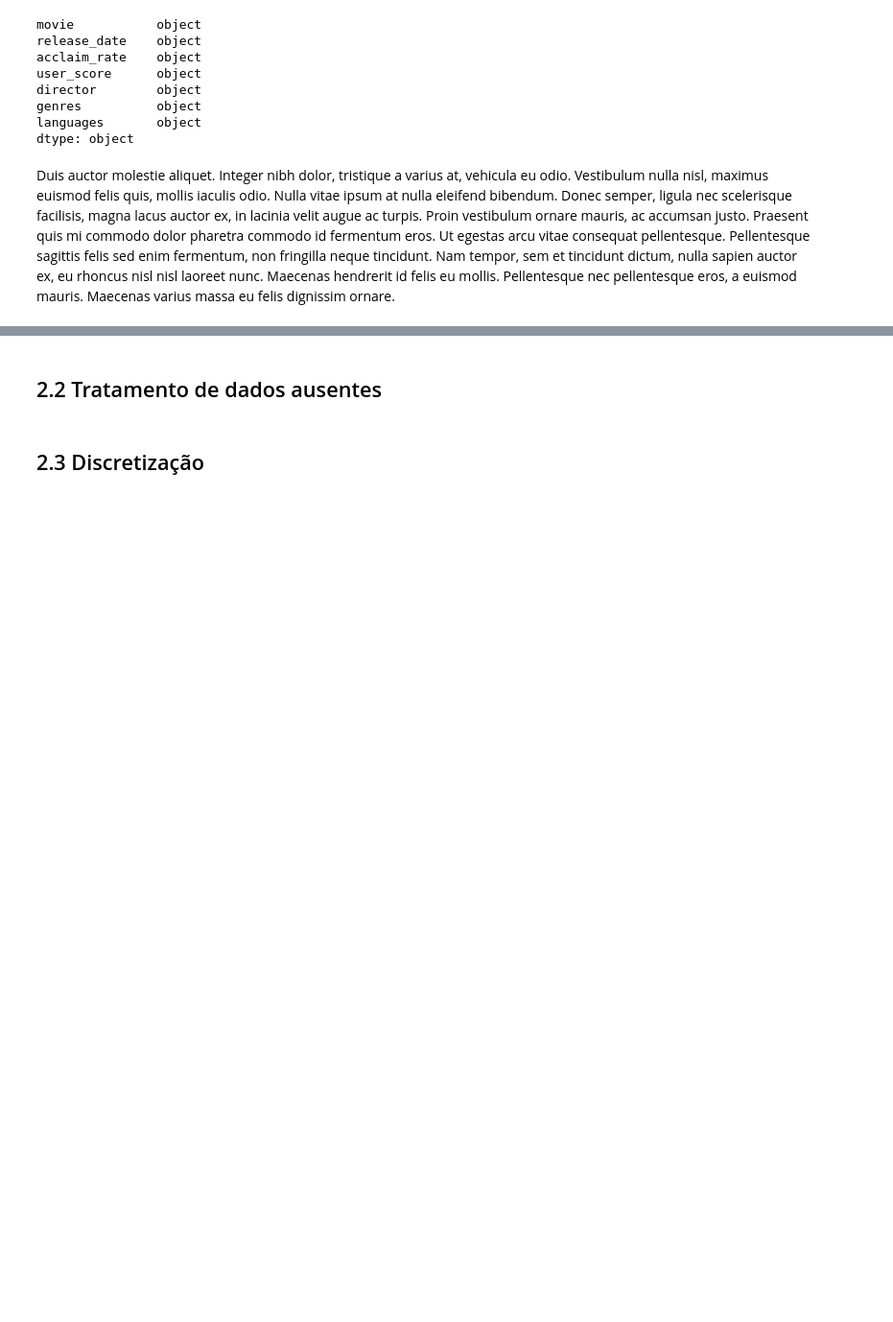
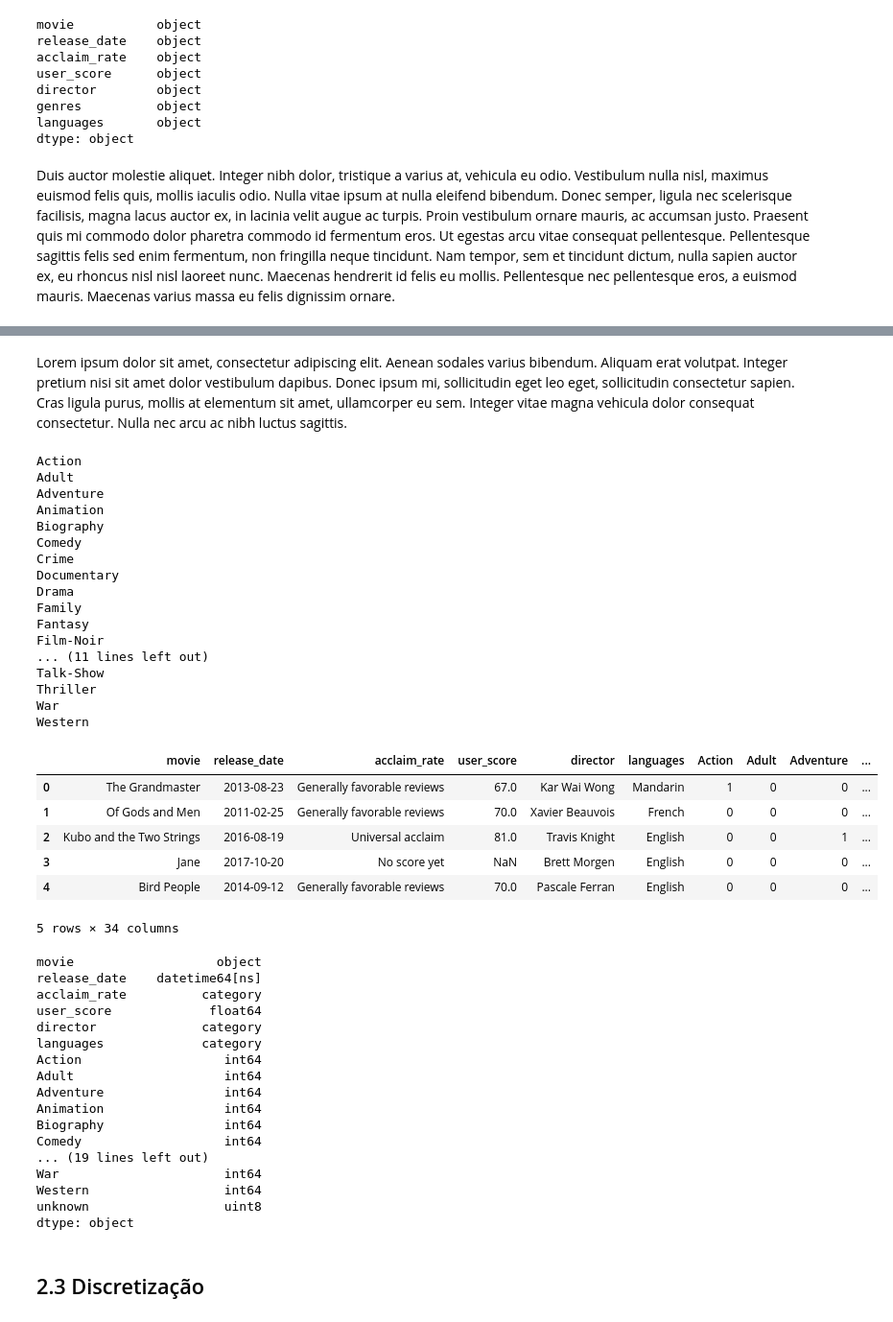
Before and after one commit to gabrieldluca/2017-2-projeto-metascience, a Jupyter notebook: preprocessing.ipynb, the cells around one changed output, grey strips where cells are left out. Shown at 96% size. Drawn from its saved outputs; the diff is of its cells as text; code cells hidden in the pictures; blank space fills up the shorter version.

```diff
--- a/preprocessing.ipynb
+++ b/preprocessing.ipynb
@@ -105,3 +121,6 @@ def userscore_parser(score):
     if score != 'tbd':
         return float(score)*10
     return np.nan
+
+list_parser = lambda x: ast.literal_eval(x) if x is not np.nan else ['unknown']
+getFirstElem = lambda y: y[0] if len(y) is not 0 else 'unknown'
@@ -133,2 +126,0 @@ dtype: object
-# %% [markdown]
-## 2.2 Tratamento de dados ausentes
@@ -135,2 +133,59 @@ dtype: object
+# %% [markdown]
+Lorem ipsum dolor sit amet, consectetur adipiscing elit. Aenean sodales varius bibendum. Aliquam erat volutpat. Integer pretium nisi sit amet dolor vestibulum dapibus. Donec ipsum mi, sollicitudin eget leo eget, sollicitudin consectetur sapien. Cras ligula purus, mollis at elementum sit amet, ullamcorper eu sem. Integer vitae magna vehicula dolor consequat consectetur. Nulla nec arcu ac nibh luctus sagittis.
+# %%
+details.user_score = details['user_score'].apply(userscore_parser)
+details.release_date = details['release_date'].apply(date_parser)
+details.languages = details['languages'].apply(list_parser).apply(getFirstElem)
+details.languages = details['languages'].astype('category')
+details.acclaim_rate = details['acclaim_rate'].astype('category')
+details.director = details['director'].astype('category')
+for col in details.columns[6:-1]:
+    print(col)
+    details[col] = details[col].astype('int64')
+
+display(details.head())
+display(details.dtypes)
+# %% [output]
+Action
+Adult
+Adventure
+Animation
+Biography
+Comedy
+Crime
+Documentary
+Drama
+Family
+Fantasy
+Film-Noir
+... (11 lines left out)
+Talk-Show
+Thriller
+War
+Western
+|  | movie | release_date | acclaim_rate | user_score | director | languages | Action | Adult | Adventure | ... |
+| 0 | The Grandmaster | 2013-08-23 | Generally favorable reviews | 67.0 | Kar Wai Wong | Mandarin | 1 | 0 | 0 | ... |
+| 1 | Of Gods and Men | 2011-02-25 | Generally favorable reviews | 70.0 | Xavier Beauvois | French | 0 | 0 | 0 | ... |
+| 2 | Kubo and the Two Strings | 2016-08-19 | Universal acclaim | 81.0 | Travis Knight | English | 0 | 0 | 1 | ... |
+| 3 | Jane | 2017-10-20 | No score yet | NaN | Brett Morgen | English | 0 | 0 | 0 | ... |
+| 4 | Bird People | 2014-09-12 | Generally favorable reviews | 70.0 | Pascale Ferran | English | 0 | 0 | 0 | ... |
+5 rows × 34 columns
+movie                   object
+release_date    datetime64[ns]
+acclaim_rate          category
+user_score             float64
+director              category
+languages             category
+Action                   int64
+Adult                    int64
+Adventure                int64
+Animation                int64
+Biography                int64
+Comedy                   int64
+... (19 lines left out)
+War                      int64
+Western                  int64
+unknown                  uint8
+dtype: object
 # %% [markdown]
 ## 2.3 Discretização
```
Also changed, not shown: parts of 19 cells of this notebook.
